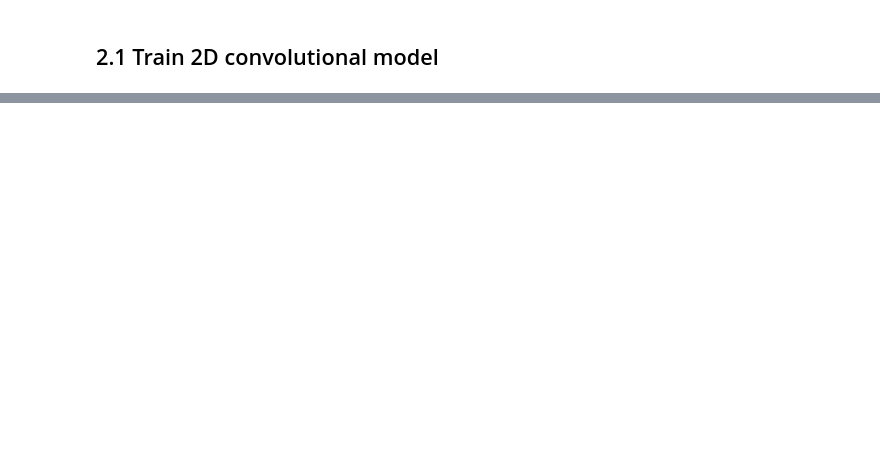
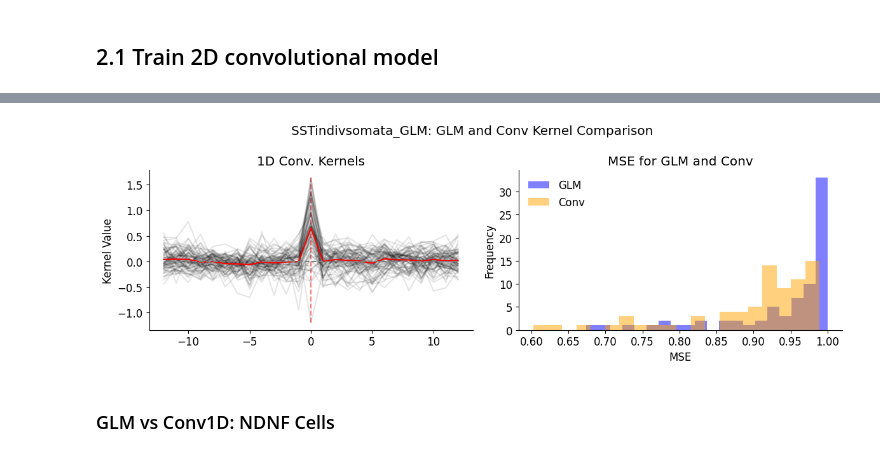
Before and after one commit to Milstein-Lab/CA1-interneuron-GLM, a Jupyter notebook: velocity_correction_conv_model.ipynb, the cells around one changed output, grey strips where cells are left out. Saved outputs shown, nothing was run; the diff lists cells and outputs as text; code cells hidden in the pictures; blank space fills up the shorter version.

```diff
--- a/velocity_correction_conv_model.ipynb
+++ b/velocity_correction_conv_model.ipynb
@@ -401,0 +436,28 @@ plt.show()
+# %%
+kernels = np.array(all_kernels)
+
+fig, axes = plt.subplots(1,2, figsize=(12, 4))
+ax = axes[0]
+ax.vlines(0, kernels.min(), kernels.max(), color='r', linestyle='--', alpha=0.5)
+ax.plot(range(-12,13), kernels.T, 'k', alpha=0.1)
+ax.plot(range(-12,13),kernels.mean(axis=0), 'r')
+ax.hlines(0, -12, 12, color='gray', linestyle='--')
+ax.set_ylabel('Kernel Value')
+ax.set_title(f'1D Conv. Kernels')
+
+ax = axes[1]
+n_bins = 20
+ax.hist(fit_MSE['GLM'], bins=n_bins, alpha=0.5, label='GLM', color='blue')
+ax.hist(fit_MSE['conv1D'], bins=n_bins, alpha=0.5, label='Conv', color='orange')
+ax.legend()
+ax.set_xlabel('MSE')
+ax.set_ylabel('Frequency')
+ax.set_title(f'MSE for GLM and Conv')
+
+fig.suptitle(f'{filename}: GLM and Conv Kernel Comparison')
+plt.tight_layout()
+plt.show()
+# %% [output]
+[figure, added]
+# %% [markdown]
+### GLM vs Conv1D: NDNF Cells
```
Also changed, not shown: parts of 28 cells of this notebook.
